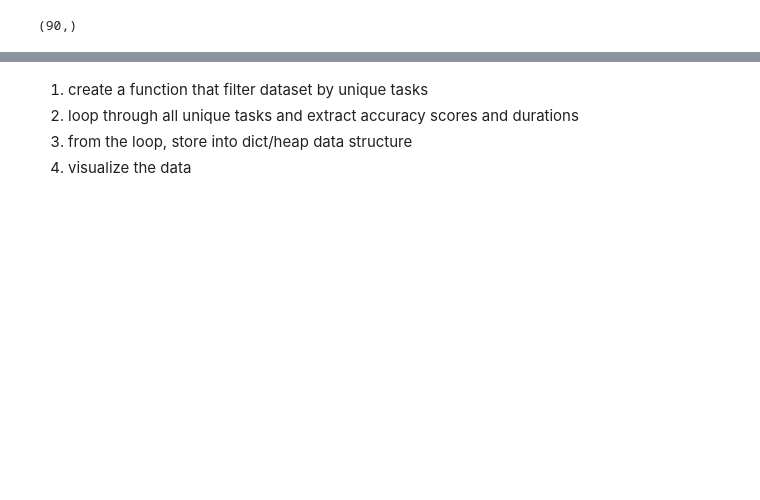
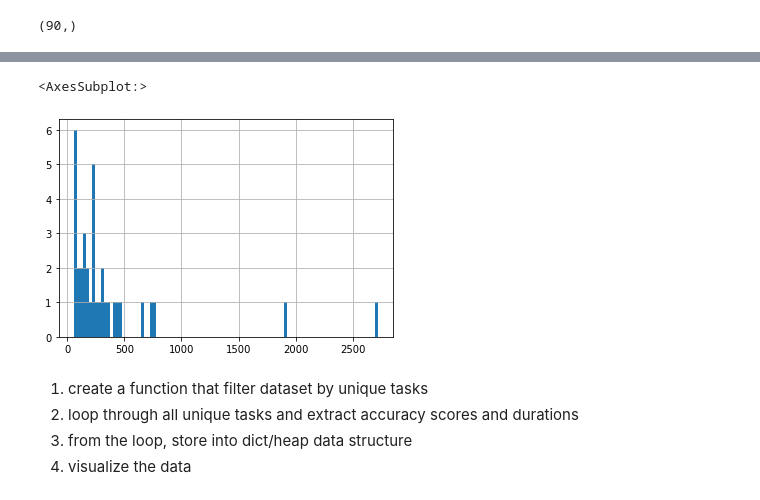
Before and after one commit to aplbrain/campfire, a Jupyter notebook: agents/Data_Analysis_HPEM.ipynb, the cells around one changed output, grey strips where cells are left out. Saved outputs shown, nothing was run; the diff lists cells and outputs as text; code cells hidden in the pictures; blank space fills up the shorter version.

```diff
--- a/agents/Data_Analysis_HPEM.ipynb
+++ b/agents/Data_Analysis_HPEM.ipynb
@@ -75,0 +58,2 @@ for i in unique_seg_ids:
+# %%
+df = extract_Data(864691135725642047,0)
@@ -76,3 +80,8 @@ for i in unique_seg_ids:
+# %%
+df['duration'].hist(bins=100)
+# %% [output]
+<AxesSubplot:>
+[figure, added]
 # %% [markdown]
  1. create a function that filter dataset by unique tasks
  2. loop through all unique tasks and extract accuracy scores and durations
```
Also changed, not shown: parts of 4 cells of this notebook, 1 other file.
